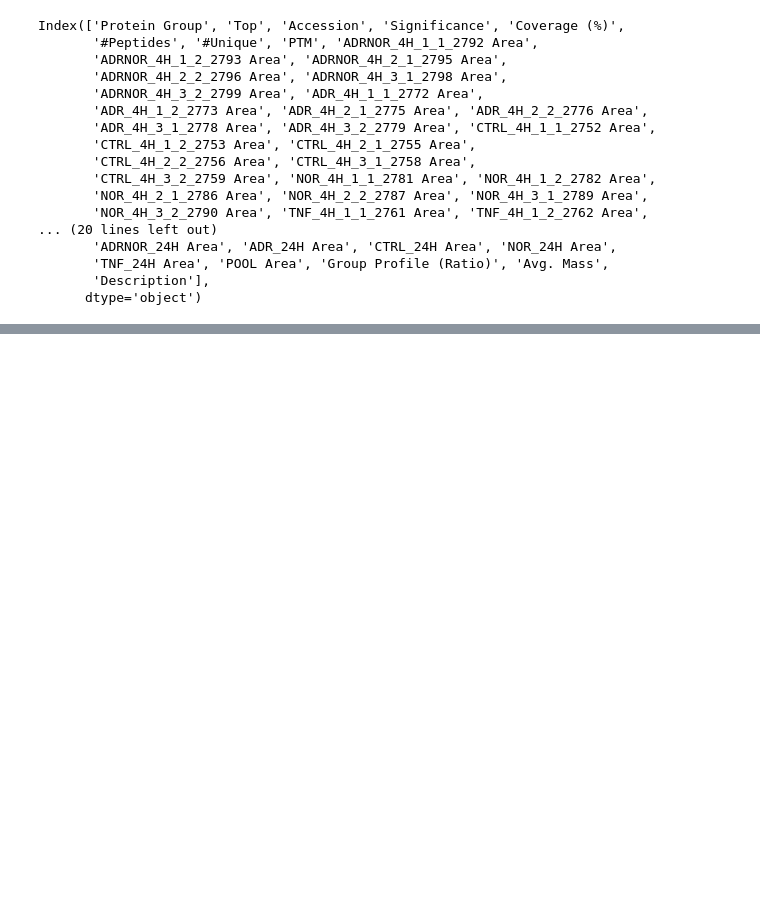
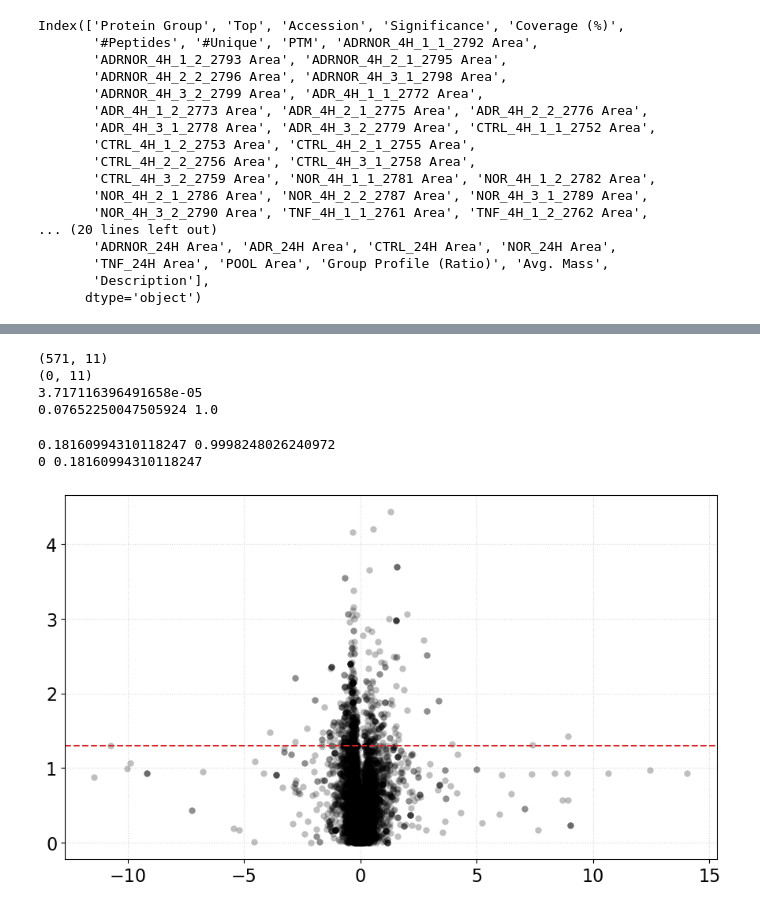
Before and after one commit to adelomana/vigur, a Jupyter notebook: 003.proteomics/analysis.ipynb, the cells around one changed output, grey strips where cells are left out. Cells and saved outputs as stored; diff of their text form; code cells hidden in the pictures; blank space fills up the shorter version.

```diff
--- a/003.proteomics/analysis.ipynb
+++ b/003.proteomics/analysis.ipynb
@@ -86 +86,5 @@ Index(['ADRNOR_4H_1_1_2792 Area', 'ADRNOR_4H_1_2_2793 Area',
+# %%
+columns2drop = wdf.columns[6:]
+columns2drop
+wdf.drop(columns=columns2drop, inplace=True)
 # %%
@@ -102,0 +124,8 @@ Length: 100, dtype: float64
+# %%
+result = scipy.stats.ttest_ind(wdf.loc[:, ['c1', 'c2', 'c3']], wdf.loc[:, ['a1', 'a2', 'a3']], axis=1)
+wdf.insert(0, 'Student P', result.pvalue)
+
+result = scipy.stats.mannwhitneyu(wdf.loc[:, ['c1', 'c2', 'c3']], wdf.loc[:, ['a1', 'a2', 'a3']], axis=1)
+wdf.insert(0, 'Mann P', result.pvalue)
+
+wdf.head()
@@ -102,0 +140,27 @@ Length: 100, dtype: float64
+# %%
+print(wdf[wdf['Student P'] < 0.05].shape)
+print(wdf[wdf['Mann P'] < 0.05].shape)
+
+print(numpy.min(wdf['Student P']))
+print(numpy.min(wdf['Mann P']), numpy.max(wdf['Mann P']))
+# %% [output]
+(571, 11)
+(0, 11)
+3.717116396491658e-05
+0.07652250047505924 1.0
+# %%
+corrected = statsmodels.stats.multitest.multipletests(wdf['Student P'].values, method='fdr_bh', alpha=0.05)
+print(numpy.min(corrected[1]), numpy.max(corrected[1]))
+print(sum(corrected[0]), numpy.min(corrected[1]))
+# %% [output]
+0.18160994310118247 0.9998248026240972
+0 0.18160994310118247
+# %%
+x = wdf['log2FC']
+y = -numpy.log10(wdf['Student P'])
+
+matplotlib.pyplot.plot(x, y, 'o', color='black', alpha=1/4, mec='none')
+matplotlib.pyplot.axhline(-numpy.log10(0.05), ls='--', color='tab:red')
+matplotlib.pyplot.grid(ls=':', alpha=1/2)
+# %% [output]
+[figure, added]
```
Also changed, not shown: parts of 13 cells of this notebook, 6 other files.
